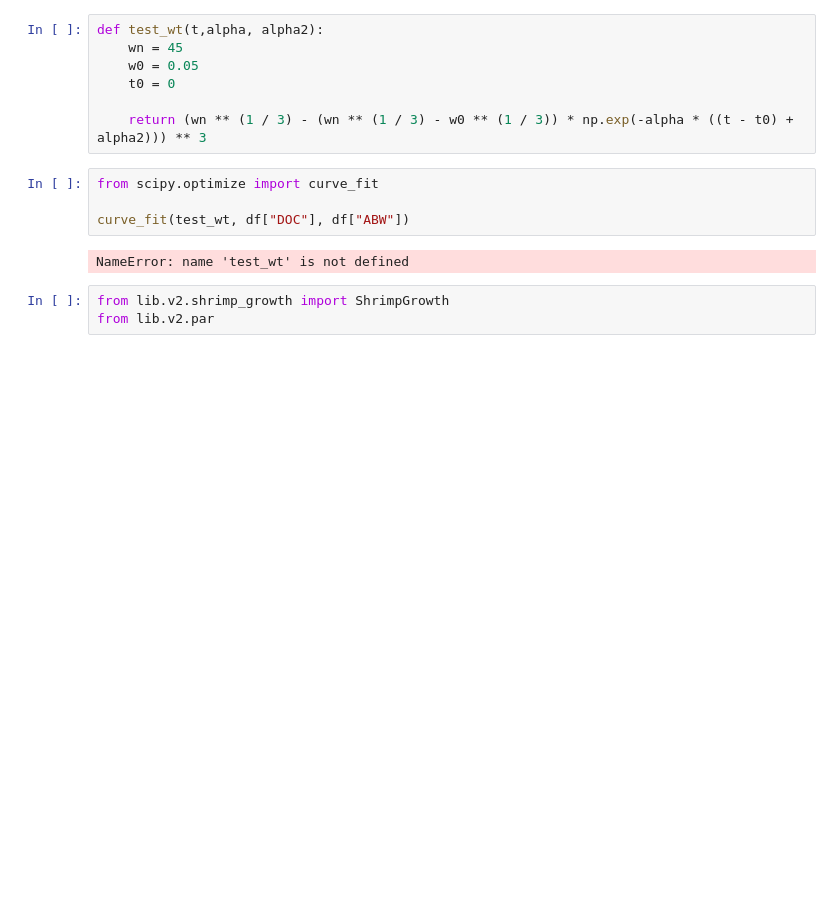
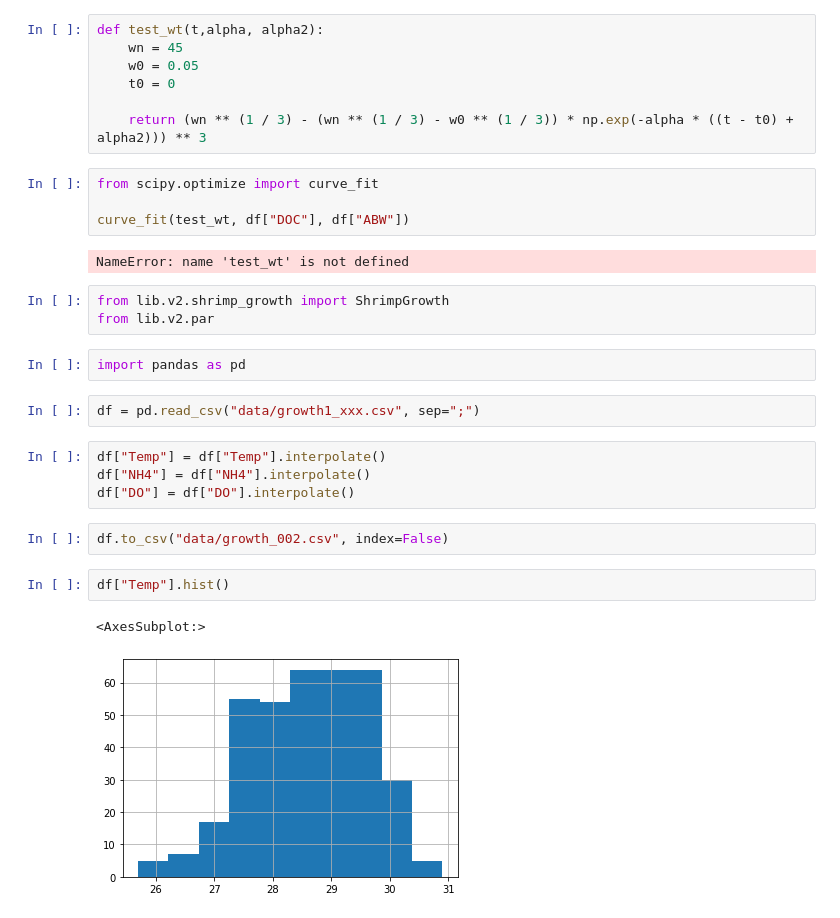
Before and after one commit to letive/simple-pond-monitoring, a Jupyter notebook: test_3.ipynb, the cells around one changed output. Cells and saved outputs as stored; diff of their text form; blank space fills up the shorter version.

```diff
--- a/test_3.ipynb
+++ b/test_3.ipynb
@@ -136,3 +140,18 @@ NameError: name 'test_wt' is not defined
 # %%
 from lib.v2.shrimp_growth import ShrimpGrowth
 from lib.v2.par
+# %%
+import pandas as pd
+# %%
+df = pd.read_csv("data/growth1_xxx.csv", sep=";")
+# %%
+df["Temp"] = df["Temp"].interpolate()
+df["NH4"] = df["NH4"].interpolate()
+df["DO"] = df["DO"].interpolate()
+# %%
+df.to_csv("data/growth_002.csv", index=False)
+# %%
+df["Temp"].hist()
+# %% [output]
+<AxesSubplot:>
+[figure, added]
```
Also changed, not shown: parts of 6 cells of this notebook, 2 other files.
